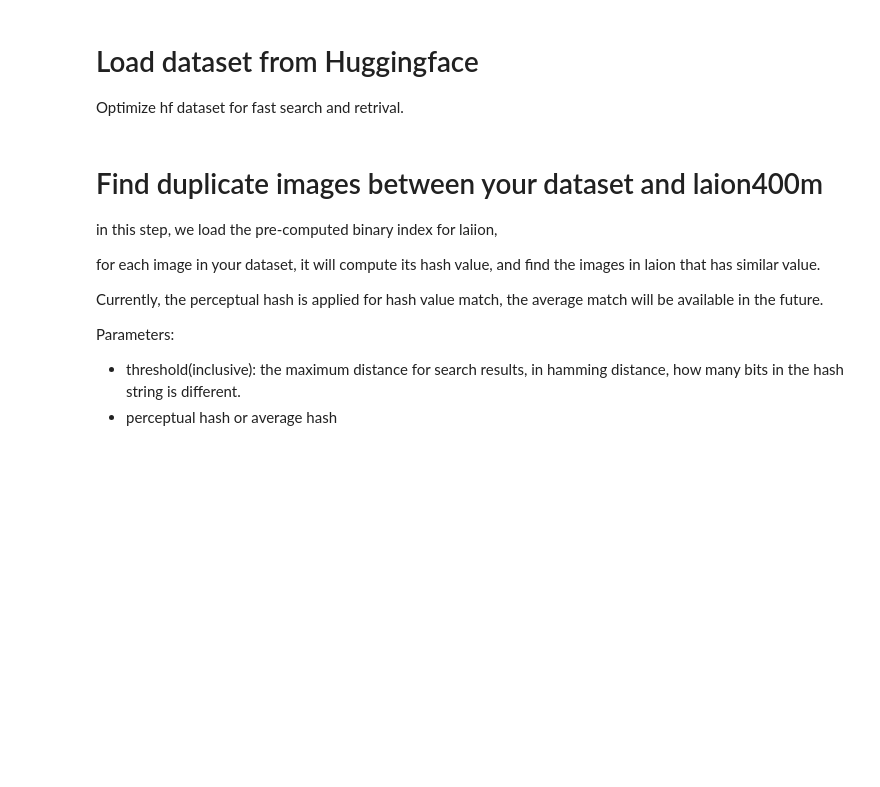
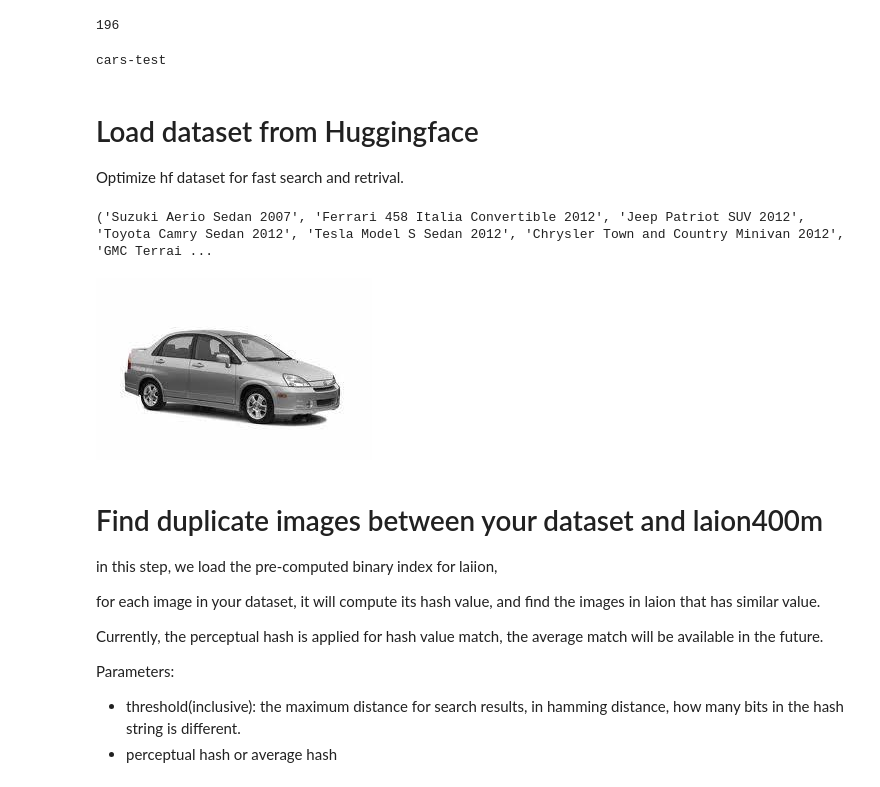
Before and after one commit to lsun1996/Find-Overlaps-in-Laion, a Jupyter notebook: find_and_visualize_duplicates.ipynb, the cells around one changed output. Saved outputs shown, nothing was run; the diff lists cells and outputs as text; code cells hidden in the pictures; blank space fills up the shorter version.

```diff
--- a/find_and_visualize_duplicates.ipynb
+++ b/find_and_visualize_duplicates.ipynb
@@ -26,22 +26,57 @@ Parameters:
 NOTE: need to provicde classes as a list if labels are numerical ELSE LEFT THE CLASSES LIST EMPTY
 """
 
-dataset_name = "imagenet-r-test"
-hf_dataset = load_dataset("clip-benchmark/wds_imagenet-r", split="test", streaming=False)
-
-image_key = "jpg"
-id_key = "__key__"
-label_key = "cls"
+dataset_name = "cars"
+split = "test"
+# hf_dataset = load_dataset("clip-benchmark/wds_vtab-food101", split="test", streaming=False)
 
 threshold = 4
 method = "perceptual"
-# method = "average"
 
 k = 5
 
 """LEFT CLASSES LIST EMPTY IF NO NEED TO PROVIDE IT"""
-classes = json.load(open("data/classes_imagenet-r.json", "r"))
+classes = json.load(open(f"data/classes_{dataset_name}.json", "r"))
 print(len(classes))
+# %% [output]
+196
+# %%
+if dataset_name == "cifar100":
+    hf_dataset = load_dataset("clip-benchmark/wds_vtab-cifar100", split=split, streaming=False)
+elif dataset_name == "caltech101":
+    hf_dataset = load_dataset("clip-benchmark/wds_vtab-caltech101", split=split, streaming=False)
+elif dataset_name == "food101":
+    hf_dataset = load_dataset("clip-benchmark/wds_food101", split=split, streaming=False)
+elif dataset_name == "cars":
+    hf_dataset = load_dataset("clip-benchmark/wds_cars", split=split, streaming=False)
+elif dataset_name == "country211":
+    hf_dataset = load_dataset("clip-benchmark/wds_country211", split=split, streaming=False)
+elif dataset_name == "sun397":
+    hf_dataset = load_dataset("clip-benchmark/wds_sun397", split=split, streaming=False)
+elif dataset_name == "fer2013":
+    hf_dataset = load_dataset("clip-benchmark/wds_fer2013", split=split, streaming=False)
+elif dataset_name == "aircraft":
+    hf_dataset = load_dataset("clip-benchmark/wds_fgvc_aircraft", split=split, streaming=False)
+elif dataset_name == "imagenetv2":
+    hf_dataset = load_dataset("clip-benchmark/wds_imagenetv2", split=split, streaming=False)
+elif dataset_name == "imagenet-o":
+    hf_dataset = load_dataset("clip-benchmark/wds_imagenet-o", split=split, streaming=False)
+elif dataset_name == "pets":
+    hf_dataset = load_dataset("clip-benchmark/wds_vtab-pets", split=split, streaming=False)
+elif dataset_name == "imagenet-a":
+    hf_dataset = load_dataset("clip-benchmark/wds_imagenet-a", split=split, streaming=False)
+elif dataset_name == "imagenet-r":
+    hf_dataset = load_dataset("clip-benchmark/wds_imagenet-r", split=split, streaming=False)
+
+if "webp" in hf_dataset[0] and hf_dataset[0]["webp"] is not None:
+    image_key = "webp"
+elif hf_dataset[0]["jpg"] is not None:
+    image_key = "jpg"
+
+dataset_name += "-" + split
+print(dataset_name)
+# %% [output]
+cars-test
 # %% [markdown]
 # Load dataset from Huggingface
 
@@ -128,6 +163,7 @@ class HFDataset(Dataset):
         self.uid_to_sample = dict(self.samples)
         self.transform = transform
 
+
     def __len__(self):
         return len(self.samples)
 
@@ -146,36 +182,39 @@ class HFDataset(Dataset):
         """
         Retrieve a raw PIL image and metadata by its unique identifier.
         """
-        if uid not in self.uid_to_sample:
-            raise KeyError(f"UID {uid} not found in dataset.")
+        # if uid not in self.uid_to_sample:
+        #     raise KeyError(f"UID: {uid} not found in dataset.")
         sample = self.uid_to_sample[uid]
         image_path = os.path.join(self.root_dir, sample["image_path"])
         pil_image = Image.open(image_path).convert("RGB")
         text = self.lookup[sample["label"]] if self.lookup else sample["label"]
-        ahash = str(imagehash.average_hash(pil_image))
+        ahash = imagehash.average_hash(pil_image)
         phash = str(imagehash.phash(pil_image))
 
         return pil_image, text, ahash, phash
 # %%
 optimized_dir = f"data/optimized_dataset/{dataset_name}"
 
 if not os.path.exists(os.path.join(optimized_dir, "index.json")):
-    optimize_hf_to_lightning(hf_dataset, optimized_dir, image_key=image_key, id_key=id_key, label_key=label_key)
+    optimize_hf_to_lightning(hf_dataset, optimized_dir, image_key=image_key)
 
 dataset = HFDataset(
         index_file = "index.json",
         root_dir=optimized_dir,
         lookup=classes if classes else None,
         # transform = transform
         )
 
 dataloader = DataLoader(dataset, batch_size=32, shuffle=False, num_workers=4)
 for _, texts, ahashes, phashes, uids in dataloader:
     print(texts, ahashes, phashes, uids)
     break
 sample_uid = dataset.samples[0][0]
 pil_image, text, ahash, phash = dataset.get_by_id(sample_uid)
 pil_image.show()
+# %% [output]
+('Suzuki Aerio Sedan 2007', 'Ferrari 458 Italia Convertible 2012', 'Jeep Patriot SUV 2012', 'Toyota Camry Sedan 2012', 'Tesla Model S Sedan 2012', 'Chrysler Town and Country Minivan 2012', 'GMC Terrai ...
+[figure, added]
 # %% [markdown]
 # Find duplicate images between your dataset and laion400m
 in this step, we load the pre-computed binary index for laiion,
```
Also changed, not shown: parts of 9 cells of this notebook, 11 other files.
